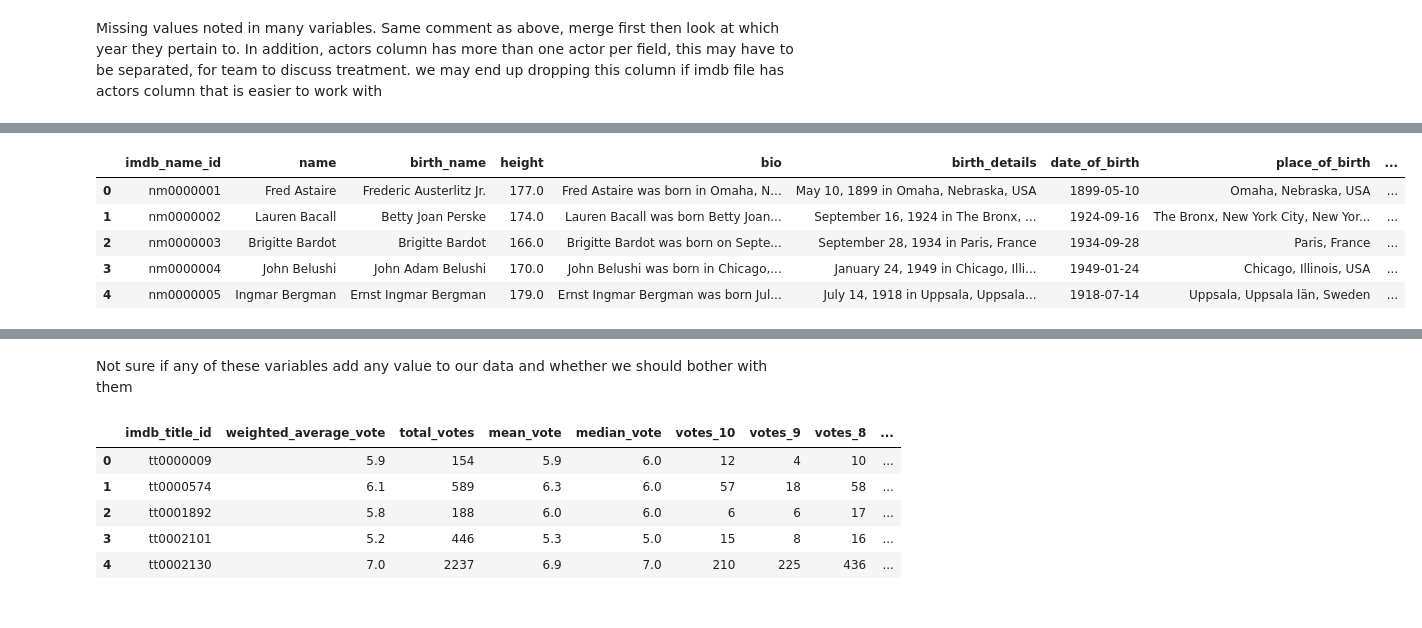
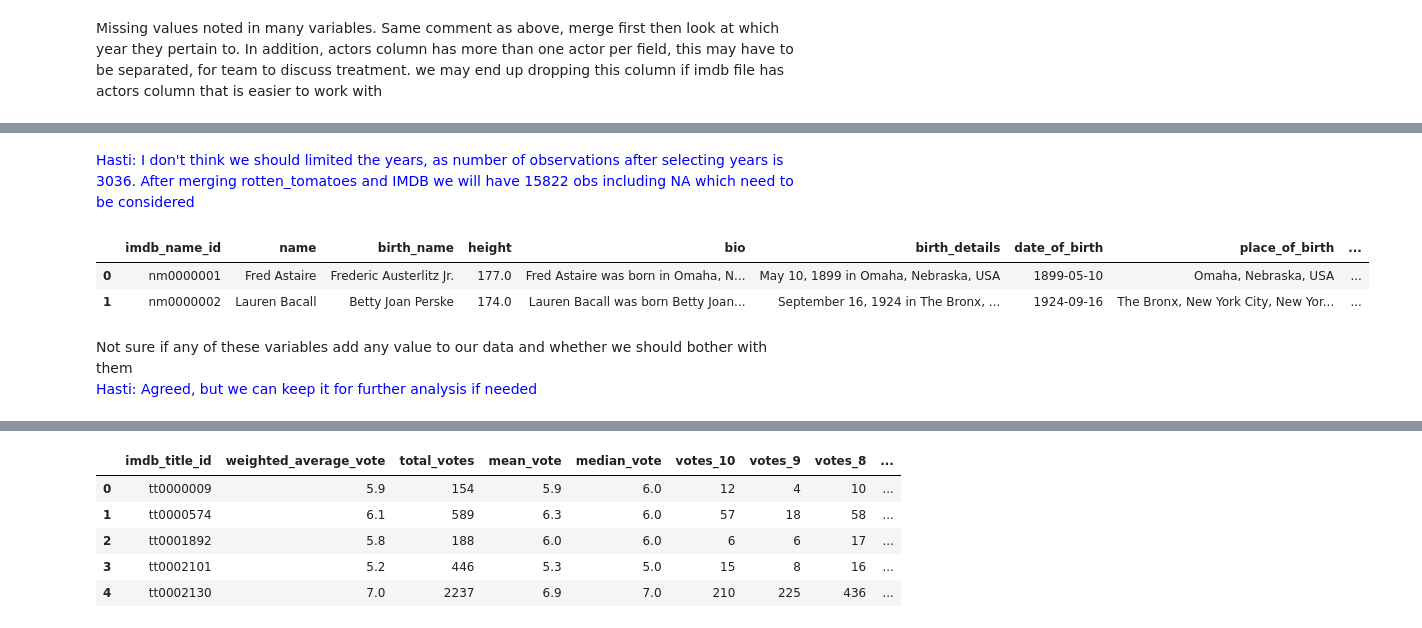
Before and after one commit to tanja-turner/Data-Wrangling-Team-Project, a Jupyter notebook: CPSC 4810 Data Wrangling Group Project - NEW.ipynb, the cells around one changed output, grey strips where cells are left out. Cells and saved outputs as stored; diff of their text form; code cells hidden in the pictures.

```diff
--- a/CPSC 4810 Data Wrangling Group Project - NEW.ipynb
+++ b/CPSC 4810 Data Wrangling Group Project - NEW.ipynb
@@ -150,13 +155,16 @@ memory usage: 785.7+ KB
+# %% [markdown]
+<font color='blue'>Hasti: I don't think we should limited the years, as number of observations after selecting years is 3036. After merging rotten_tomatoes and IMDB we will have 15822 obs including NA which need to be considered
+</font>
 # %%
-imdb_names=pd.read_csv("C:\\Users\\Tanja\\CPSC 4810\\IMDb names.csv")
-imdb_names.head()
+imdb_names=pd.read_csv("IMDb Movies\IMDb names.csv")
+imdb_names.head(2)
 # %% [output]
 |  | imdb_name_id | name | birth_name | height | bio | birth_details | date_of_birth | place_of_birth | ... |
 | 0 | nm0000001 | Fred Astaire | Frederic Austerlitz Jr. | 177.0 | Fred Astaire was born in Omaha, N... | May 10, 1899 in Omaha, Nebraska, USA | 1899-05-10 | Omaha, Nebraska, USA | ... |
 | 1 | nm0000002 | Lauren Bacall | Betty Joan Perske | 174.0 | Lauren Bacall was born Betty Joan... | September 16, 1924 in The Bronx, ... | 1924-09-16 | The Bronx, New York City, New Yor... | ... |
-| 2 | nm0000003 | Brigitte Bardot | Brigitte Bardot | 166.0 | Brigitte Bardot was born on Septe... | September 28, 1934 in Paris, France | 1934-09-28 | Paris, France | ... |
-| 3 | nm0000004 | John Belushi | John Adam Belushi | 170.0 | John Belushi was born in Chicago,... | January 24, 1949 in Chicago, Illi... | 1949-01-24 | Chicago, Illinois, USA | ... |
-| 4 | nm0000005 | Ingmar Bergman | Ernst Ingmar Bergman | 179.0 | Ernst Ingmar Bergman was born Jul... | July 14, 1918 in Uppsala, Uppsala... | 1918-07-14 | Uppsala, Uppsala län, Sweden | ... |
+# %% [markdown]
+Not sure if any of these variables add any value to our data and whether we should bother with them
+<br> <font color='blue'>Hasti: Agreed, but we can keep it for further analysis if needed </font>
 # %%
 imdb_names.info()
 # %% [output]
@@ -177,6 +185,4 @@ Data columns (total 17 columns):
  16  children               297705 non-null  int64
 dtypes: float64(1), int64(4), object(12)
 memory usage: 38.6+ MB
-# %% [markdown]
-Not sure if any of these variables add any value to our data and whether we should bother with them
 # %%
```
Also changed, not shown: parts of 35 cells of this notebook.
